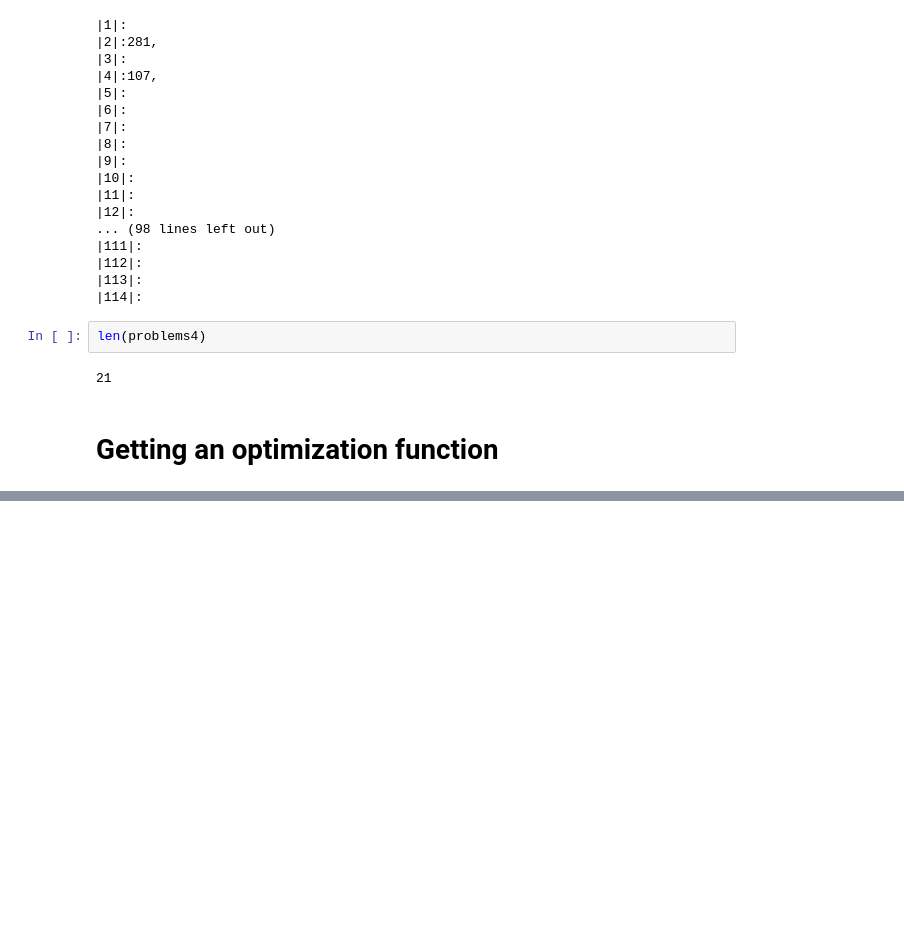
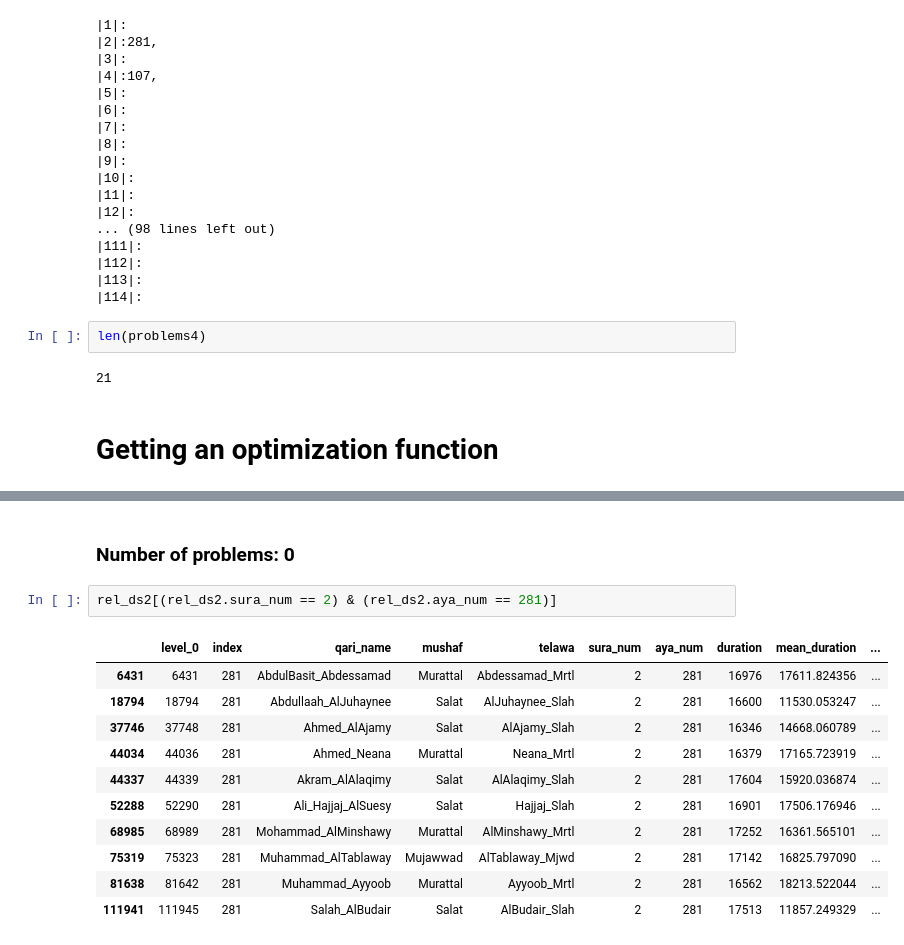
Before and after one commit to drnesr/QuranDataset, a Jupyter notebook: Code/DB_Qur_001.ipynb, the cells around one changed output, grey strips where cells are left out. Drawn from its saved outputs; the diff is of its cells as text; blank space fills up the shorter version.

```diff
--- a/Code/DB_Qur_001.ipynb
+++ b/Code/DB_Qur_001.ipynb
@@ -1348,0 +1427,16 @@ def remove_outliers(final_dataset, problems, cut_off=2):
+# %% [markdown]
+### Number of problems:  0
+# %%
+rel_ds2[(rel_ds2.sura_num == 2) & (rel_ds2.aya_num == 281)]
+# %% [output]
+|  | level_0 | index | qari_name | mushaf | telawa | sura_num | aya_num | duration | mean_duration | ... |
+| 6431 | 6431 | 281 | AbdulBasit_Abdessamad | Murattal | Abdessamad_Mrtl | 2 | 281 | 16976 | 17611.824356 | ... |
+| 18794 | 18794 | 281 | Abdullaah_AlJuhaynee | Salat | AlJuhaynee_Slah | 2 | 281 | 16600 | 11530.053247 | ... |
+| 37746 | 37748 | 281 | Ahmed_AlAjamy | Salat | AlAjamy_Slah | 2 | 281 | 16346 | 14668.060789 | ... |
+| 44034 | 44036 | 281 | Ahmed_Neana | Murattal | Neana_Mrtl | 2 | 281 | 16379 | 17165.723919 | ... |
+| 44337 | 44339 | 281 | Akram_AlAlaqimy | Salat | AlAlaqimy_Slah | 2 | 281 | 17604 | 15920.036874 | ... |
+| 52288 | 52290 | 281 | Ali_Hajjaj_AlSuesy | Salat | Hajjaj_Slah | 2 | 281 | 16901 | 17506.176946 | ... |
+| 68985 | 68989 | 281 | Mohammad_AlMinshawy | Murattal | AlMinshawy_Mrtl | 2 | 281 | 17252 | 16361.565101 | ... |
+| 75319 | 75323 | 281 | Muhammad_AlTablaway | Mujawwad | AlTablaway_Mjwd | 2 | 281 | 17142 | 16825.797090 | ... |
+| 81638 | 81642 | 281 | Muhammad_Ayyoob | Murattal | Ayyoob_Mrtl | 2 | 281 | 16562 | 18213.522044 | ... |
+| 111941 | 111945 | 281 | Salah_AlBudair | Salat | AlBudair_Slah | 2 | 281 | 17513 | 11857.249329 | ... |
```
Also changed, not shown: parts of 10 cells of this notebook.
